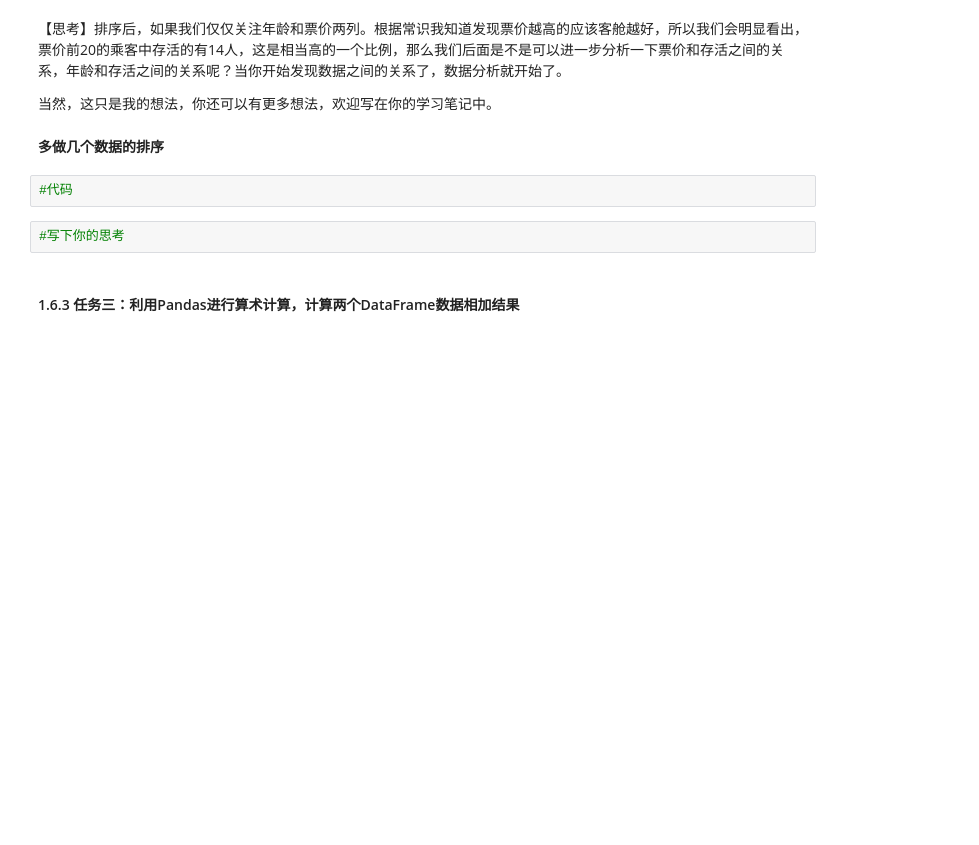
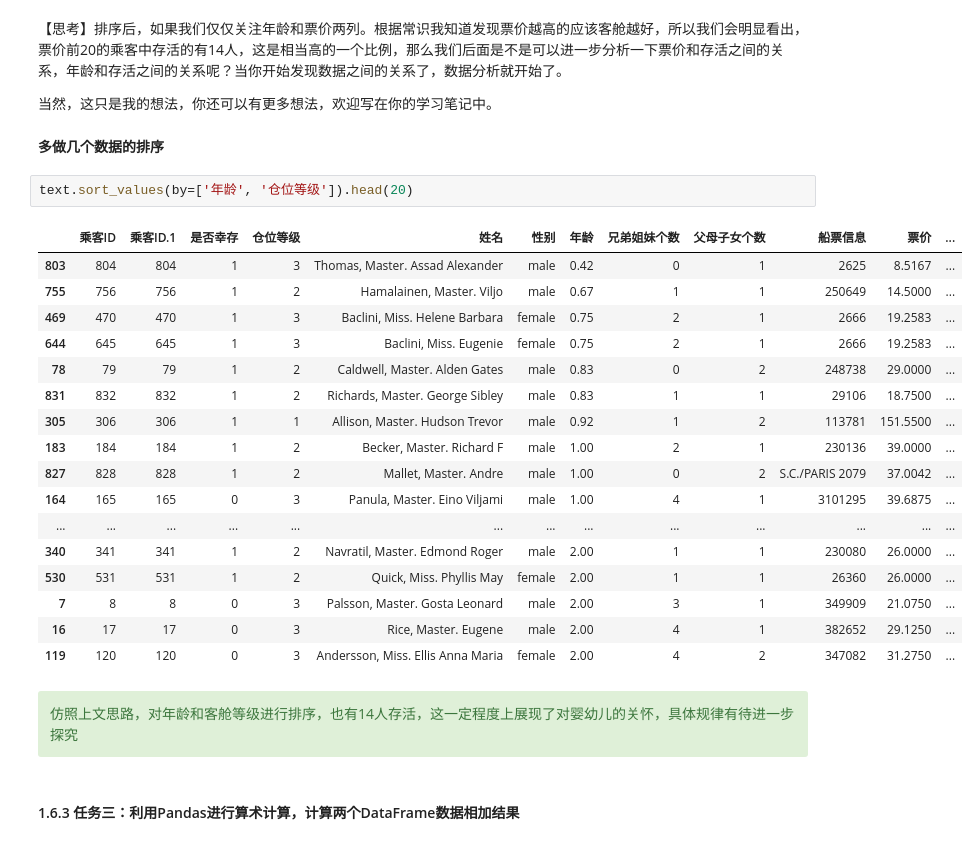
Before and after one commit to Shepherd1701/hands-on-data-analysis, a Jupyter notebook: 第一次打卡.ipynb, the cells around one changed output. Drawn from its saved outputs; the diff is of its cells as text; blank space fills up the shorter version.

```diff
--- a/第一次打卡.ipynb
+++ b/第一次打卡.ipynb
@@ -545,10 +561,30 @@ text.sort_values(by=['票价', '年龄'], ascending=False).head(20)
 当然，这只是我的想法，你还可以有更多想法，欢迎写在你的学习笔记中。
 # %% [markdown]
 **多做几个数据的排序**
-# %%
-#代码
-# %%
-#写下你的思考
+# %%
+text.sort_values(by=['年龄', '仓位等级']).head(20)
+# %% [output]
+|  | 乘客ID | 乘客ID.1 | 是否幸存 | 仓位等级 | 姓名 | 性别 | 年龄 | 兄弟姐妹个数 | 父母子女个数 | 船票信息 | 票价 | ... |
+| 803 | 804 | 804 | 1 | 3 | Thomas, Master. Assad Alexander | male | 0.42 | 0 | 1 | 2625 | 8.5167 | ... |
+| 755 | 756 | 756 | 1 | 2 | Hamalainen, Master. Viljo | male | 0.67 | 1 | 1 | 250649 | 14.5000 | ... |
+| 469 | 470 | 470 | 1 | 3 | Baclini, Miss. Helene Barbara | female | 0.75 | 2 | 1 | 2666 | 19.2583 | ... |
+| 644 | 645 | 645 | 1 | 3 | Baclini, Miss. Eugenie | female | 0.75 | 2 | 1 | 2666 | 19.2583 | ... |
+| 78 | 79 | 79 | 1 | 2 | Caldwell, Master. Alden Gates | male | 0.83 | 0 | 2 | 248738 | 29.0000 | ... |
+| 831 | 832 | 832 | 1 | 2 | Richards, Master. George Sibley | male | 0.83 | 1 | 1 | 29106 | 18.7500 | ... |
+| 305 | 306 | 306 | 1 | 1 | Allison, Master. Hudson Trevor | male | 0.92 | 1 | 2 | 113781 | 151.5500 | ... |
+| 183 | 184 | 184 | 1 | 2 | Becker, Master. Richard F | male | 1.00 | 2 | 1 | 230136 | 39.0000 | ... |
+| 827 | 828 | 828 | 1 | 2 | Mallet, Master. Andre | male | 1.00 | 0 | 2 | S.C./PARIS 2079 | 37.0042 | ... |
+| 164 | 165 | 165 | 0 | 3 | Panula, Master. Eino Viljami | male | 1.00 | 4 | 1 | 3101295 | 39.6875 | ... |
+| ... | ... | ... | ... | ... | ... | ... | ... | ... | ... | ... | ... | ... |
+| 340 | 341 | 341 | 1 | 2 | Navratil, Master. Edmond Roger | male | 2.00 | 1 | 1 | 230080 | 26.0000 | ... |
+| 530 | 531 | 531 | 1 | 2 | Quick, Miss. Phyllis May | female | 2.00 | 1 | 1 | 26360 | 26.0000 | ... |
+| 7 | 8 | 8 | 0 | 3 | Palsson, Master. Gosta Leonard | male | 2.00 | 3 | 1 | 349909 | 21.0750 | ... |
+| 16 | 17 | 17 | 0 | 3 | Rice, Master. Eugene | male | 2.00 | 4 | 1 | 382652 | 29.1250 | ... |
+| 119 | 120 | 120 | 0 | 3 | Andersson, Miss. Ellis Anna Maria | female | 2.00 | 4 | 2 | 347082 | 31.2750 | ... |
+# %% [markdown]
+<div class="alert alert-block alert-success">
+仿照上文思路，对年龄和客舱等级进行排序，也有14人存活，这一定程度上展现了对婴幼儿的关怀，具体规律有待进一步探究
+</div>
 # %% [markdown]
 #### 1.6.3 任务三：利用Pandas进行算术计算，计算两个DataFrame数据相加结果
 # %%
```
Also changed, not shown: parts of 27 cells of this notebook.
